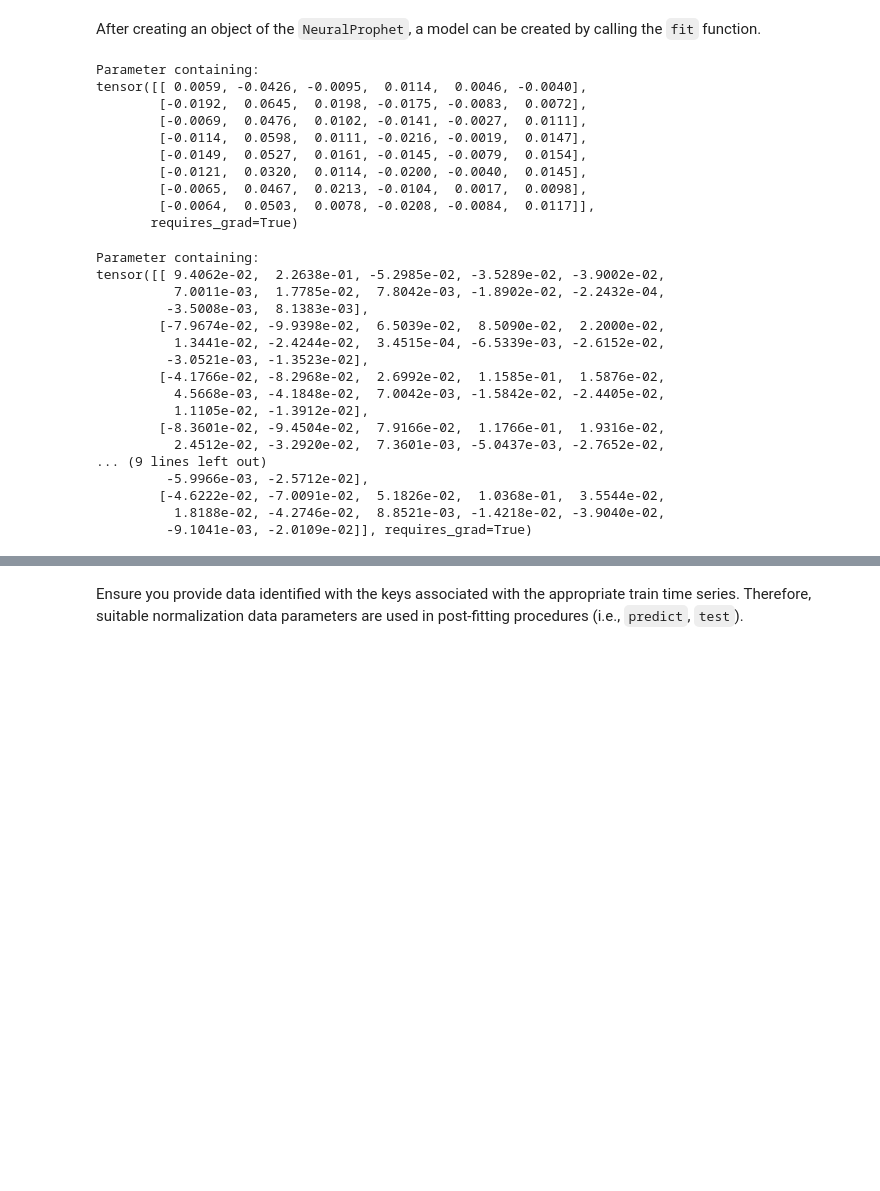
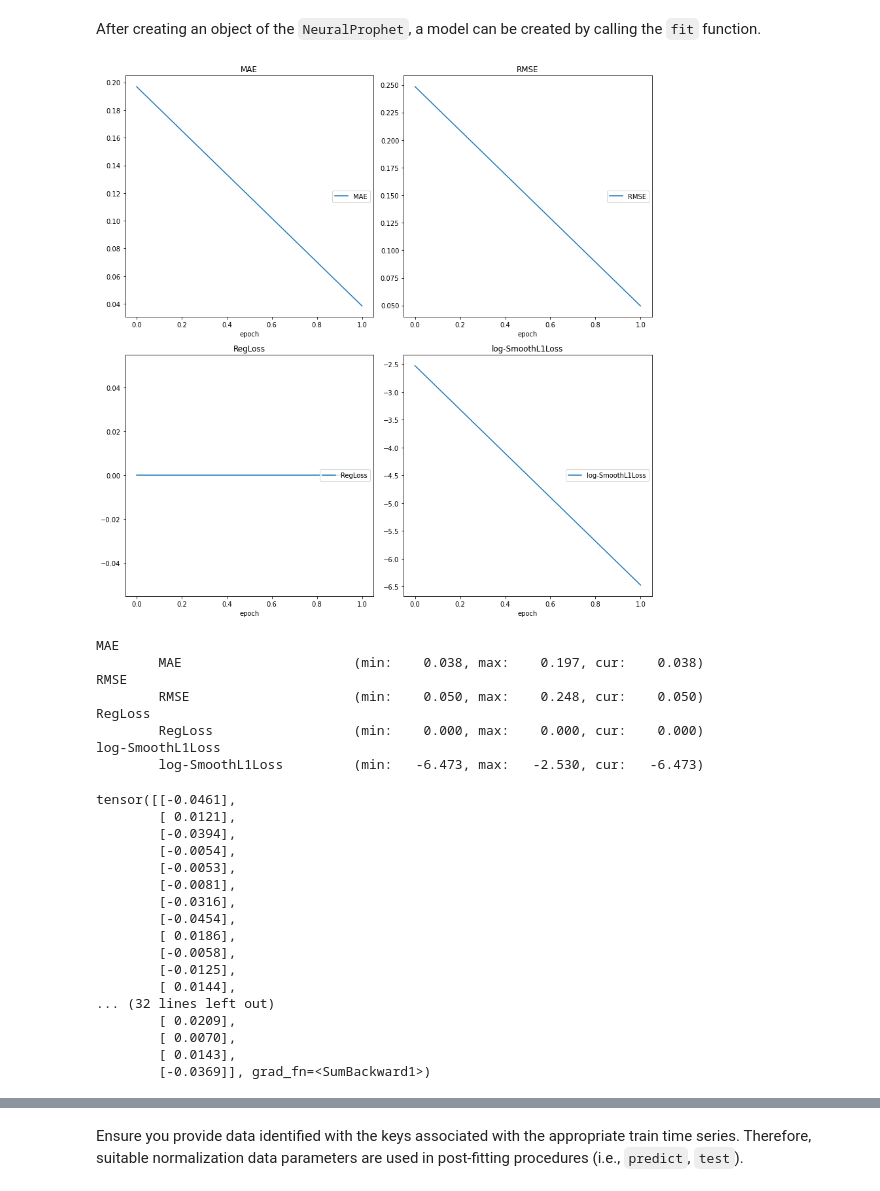
Before and after one commit to agarciadecorral/neural_prophet, a Jupyter notebook: tutorials/feature-use/global_modeling-Copy1.ipynb, the cells around one changed output, grey strips where cells are left out. Cells and saved outputs as stored; diff of their text form; code cells hidden in the pictures; blank space fills up the shorter version.

```diff
--- a/tutorials/feature-use/global_modeling-Copy1.ipynb
+++ b/tutorials/feature-use/global_modeling-Copy1.ipynb
@@ -69,37 +100,34 @@ m = NeuralProphet( epochs=5, daily_seasonality=False, season_global_local='local
 # %% [markdown]
 After creating an object of the `NeuralProphet`, a model can be created by calling the `fit` function.
 # %%
-metrics = m.fit(df_train, freq = 'H')
+metrics = m.fit(df_train, freq = 'H', progress='plot-all')
+# %% [output]
+[figure, added]
+MAE
+        MAE                      (min:    0.038, max:    0.197, cur:    0.038)
+RMSE
+        RMSE                     (min:    0.050, max:    0.248, cur:    0.050)
+RegLoss
+        RegLoss                  (min:    0.000, max:    0.000, cur:    0.000)
+log-SmoothL1Loss
+        log-SmoothL1Loss         (min:   -6.473, max:   -2.530, cur:   -6.473)
 # %%
-m.model.season_params['weekly']
+m.model.xotro_vis
 # %% [output]
-Parameter containing:
-tensor([[ 0.0059, -0.0426, -0.0095,  0.0114,  0.0046, -0.0040],
-        [-0.0192,  0.0645,  0.0198, -0.0175, -0.0083,  0.0072],
-        [-0.0069,  0.0476,  0.0102, -0.0141, -0.0027,  0.0111],
-        [-0.0114,  0.0598,  0.0111, -0.0216, -0.0019,  0.0147],
-        [-0.0149,  0.0527,  0.0161, -0.0145, -0.0079,  0.0154],
-        [-0.0121,  0.0320,  0.0114, -0.0200, -0.0040,  0.0145],
-        [-0.0065,  0.0467,  0.0213, -0.0104,  0.0017,  0.0098],
-        [-0.0064,  0.0503,  0.0078, -0.0208, -0.0084,  0.0117]],
-       requires_grad=True)
+tensor([[-0.0461],
+        [ 0.0121],
+        [-0.0394],
+        [-0.0054],
+        [-0.0053],
+        [-0.0081],
+        [-0.0316],
+        [-0.0454],
+        [ 0.0186],
+        [-0.0058],
+        [-0.0125],
+        [ 0.0144],
+... (32 lines left out)
+        [ 0.0209],
+        [ 0.0070],
+        [ 0.0143],
+        [-0.0369]], grad_fn=<SumBackward1>)
-# %%
-m.model.season_params['yearly']
-# %% [output]
-Parameter containing:
-tensor([[ 9.4062e-02,  2.2638e-01, -5.2985e-02, -3.5289e-02, -3.9002e-02,
-          7.0011e-03,  1.7785e-02,  7.8042e-03, -1.8902e-02, -2.2432e-04,
-         -3.5008e-03,  8.1383e-03],
-        [-7.9674e-02, -9.9398e-02,  6.5039e-02,  8.5090e-02,  2.2000e-02,
-          1.3441e-02, -2.4244e-02,  3.4515e-04, -6.5339e-03, -2.6152e-02,
-         -3.0521e-03, -1.3523e-02],
-        [-4.1766e-02, -8.2968e-02,  2.6992e-02,  1.1585e-01,  1.5876e-02,
-          4.5668e-03, -4.1848e-02,  7.0042e-03, -1.5842e-02, -2.4405e-02,
-          1.1105e-02, -1.3912e-02],
-        [-8.3601e-02, -9.4504e-02,  7.9166e-02,  1.1766e-01,  1.9316e-02,
-          2.4512e-02, -3.2920e-02,  7.3601e-03, -5.0437e-03, -2.7652e-02,
-... (9 lines left out)
-         -5.9966e-03, -2.5712e-02],
-        [-4.6222e-02, -7.0091e-02,  5.1826e-02,  1.0368e-01,  3.5544e-02,
-          1.8188e-02, -4.2746e-02,  8.8521e-03, -1.4218e-02, -3.9040e-02,
-         -9.1041e-03, -2.0109e-02]], requires_grad=True)
```
Also changed, not shown: parts of 25 cells of this notebook, 4 other files.
